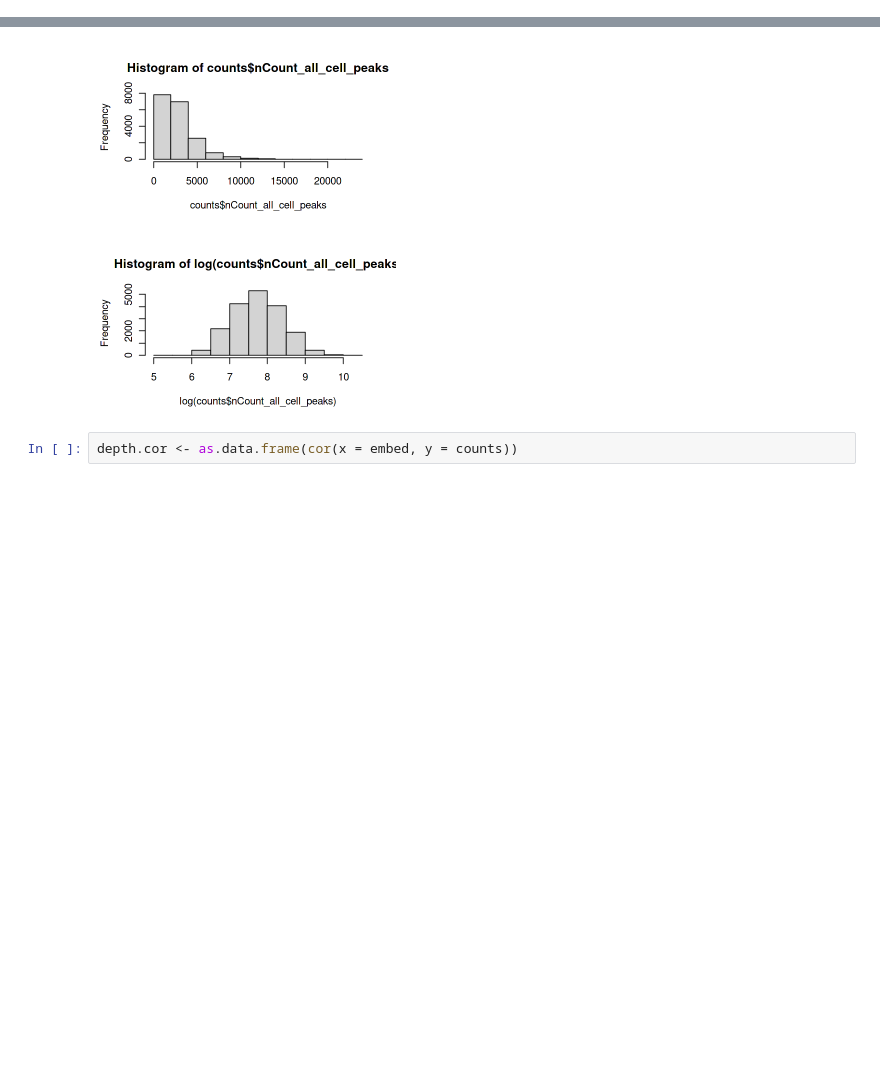
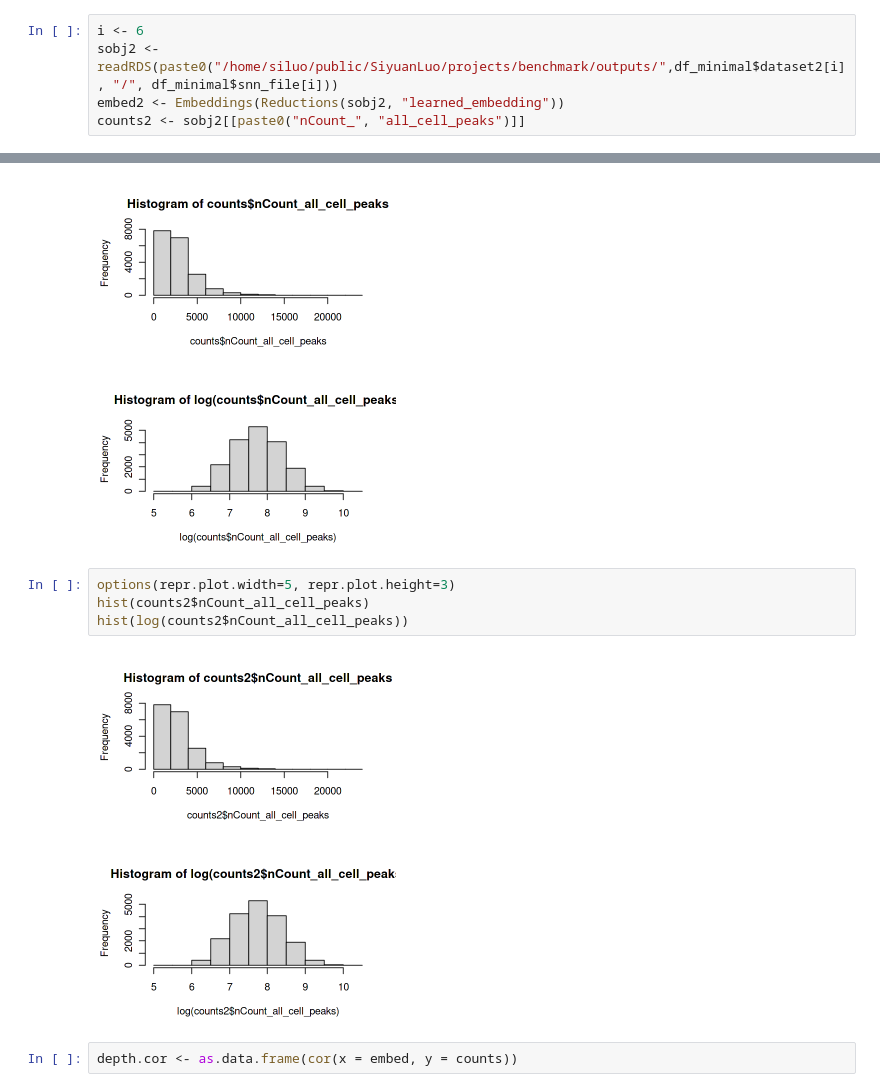
Before and after one commit to RoseYuan/sc_chromatin_benchmark, a Jupyter notebook: scripts/analysis/library_size_effect/library_size_effect.ipynb, the cells around one changed output, grey strips where cells are left out. Cells and saved outputs as stored; diff of their text form; blank space fills up the shorter version.

```diff
--- a/scripts/analysis/library_size_effect/library_size_effect.ipynb
+++ b/scripts/analysis/library_size_effect/library_size_effect.ipynb
@@ -127,3 +127,8 @@ embed <- Embeddings(Reductions(sobj, "learned_embedding"))
 counts <- sobj[[paste0("nCount_", "all_cell_peaks")]]
 # %% [output]
 Loading required package: Signac
+# %%
+i <- 6
+sobj2 <- readRDS(paste0("/home/siluo/public/SiyuanLuo/projects/benchmark/outputs/",df_minimal$dataset2[i], "/", df_minimal$snn_file[i]))
+embed2 <- Embeddings(Reductions(sobj2, "learned_embedding"))
+counts2 <- sobj2[[paste0("nCount_", "all_cell_peaks")]]
@@ -134,6 +141,13 @@ hist(log(counts$nCount_all_cell_peaks))
 # %% [output]
 [figure]
 [figure]
+# %%
+options(repr.plot.width=5, repr.plot.height=3)
+hist(counts2$nCount_all_cell_peaks)
+hist(log(counts2$nCount_all_cell_peaks))
+# %% [output]
+[figure, added]
+[figure, added]
 # %%
 depth.cor <- as.data.frame(cor(x = embed, y = counts))
 # %%
```
Also changed, not shown: parts of 28 cells of this notebook, 2 other files.
